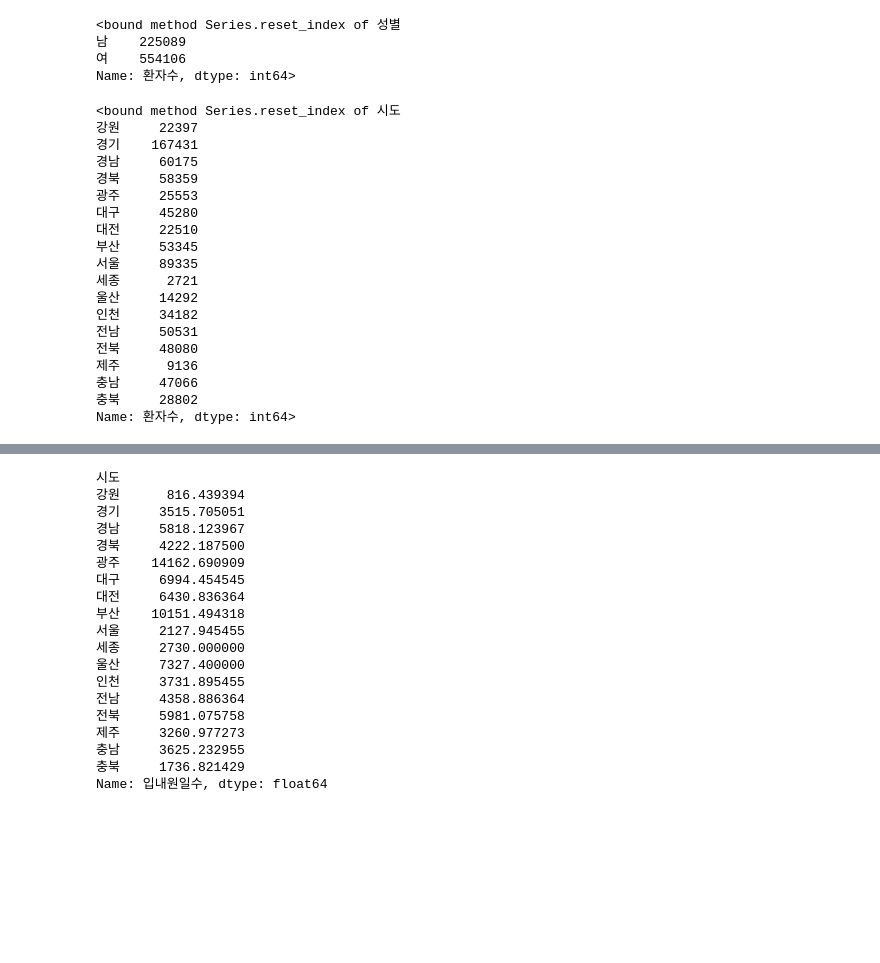
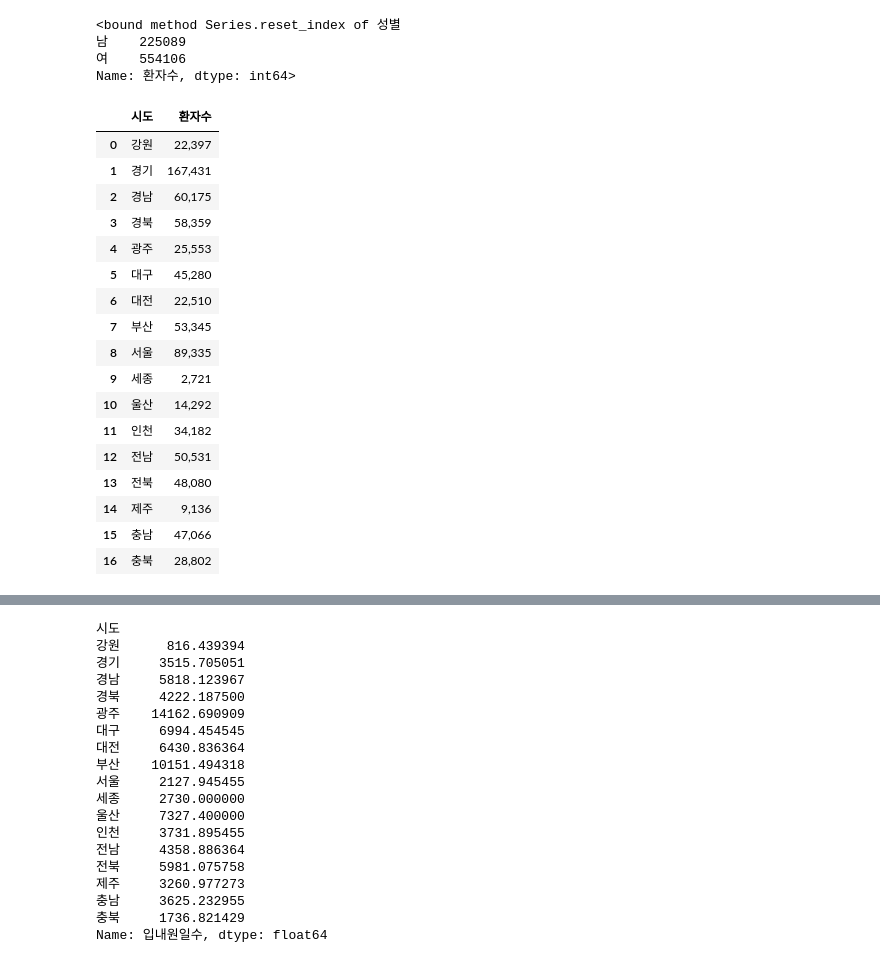
Before and after one commit to EastOst/Dementia_info, a Jupyter notebook: main.ipynb, the cells around one changed output, grey strips where cells are left out. Saved outputs shown, nothing was run; the diff lists cells and outputs as text; code cells hidden in the pictures; blank space fills up the shorter version.

```diff
--- a/main.ipynb
+++ b/main.ipynb
@@ -85,26 +85,26 @@ sex_total_group
 여    554106
 Name: 환자수, dtype: int64>
 # %%
-province_total_group = df1.groupby('시도')['환자수'].sum().reset_index
+province_total_group = df1.groupby('시도')['환자수'].sum().reset_index()
+province_total_group['환자수'] = province_total_group['환자수'].apply(lambda x: f"{x:,.0f}")
 province_total_group
 # %% [output]
-<bound method Series.reset_index of 시도
-강원     22397
-경기    167431
-경남     60175
-경북     58359
-광주     25553
-대구     45280
-대전     22510
-부산     53345
-서울     89335
-세종      2721
-울산     14292
-인천     34182
-전남     50531
-전북     48080
-제주      9136
-충남     47066
-충북     28802
-Name: 환자수, dtype: int64>
+|  | 시도 | 환자수 |
+| 0 | 강원 | 22,397 |
+| 1 | 경기 | 167,431 |
+| 2 | 경남 | 60,175 |
+| 3 | 경북 | 58,359 |
+| 4 | 광주 | 25,553 |
+| 5 | 대구 | 45,280 |
+| 6 | 대전 | 22,510 |
+| 7 | 부산 | 53,345 |
+| 8 | 서울 | 89,335 |
+| 9 | 세종 | 2,721 |
+| 10 | 울산 | 14,292 |
+| 11 | 인천 | 34,182 |
+| 12 | 전남 | 50,531 |
+| 13 | 전북 | 48,080 |
+| 14 | 제주 | 9,136 |
+| 15 | 충남 | 47,066 |
+| 16 | 충북 | 28,802 |
 # %%
```
Also changed, not shown: parts of 8 cells of this notebook.
